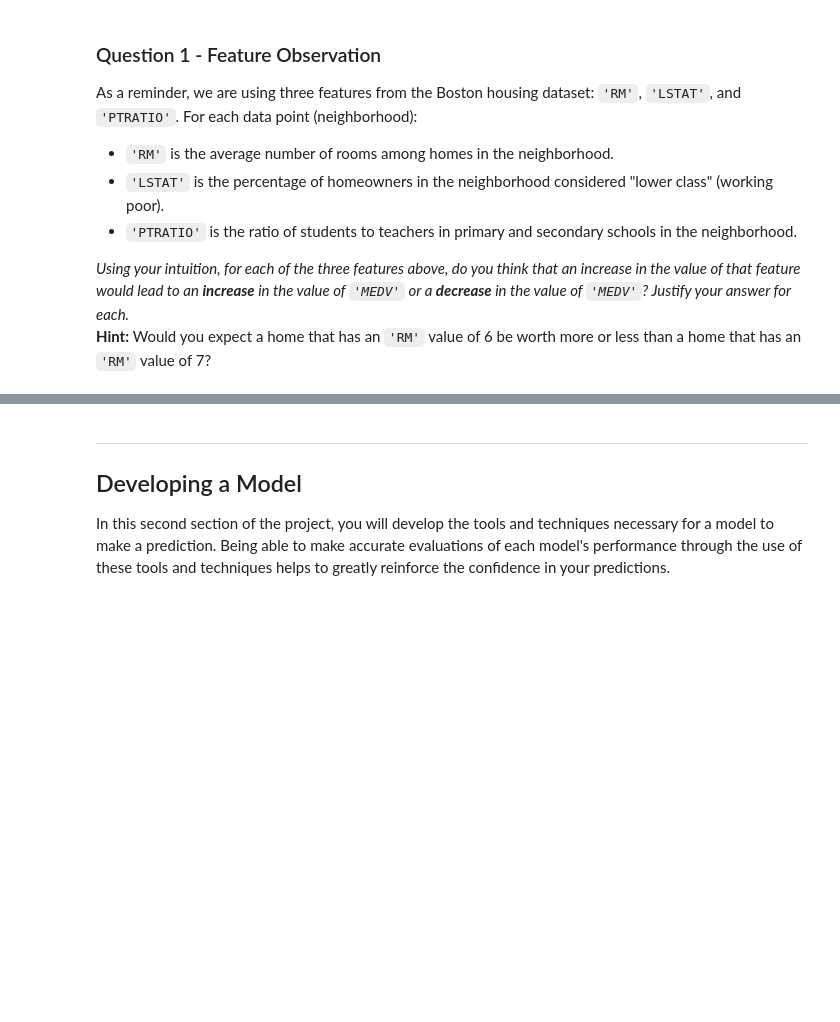
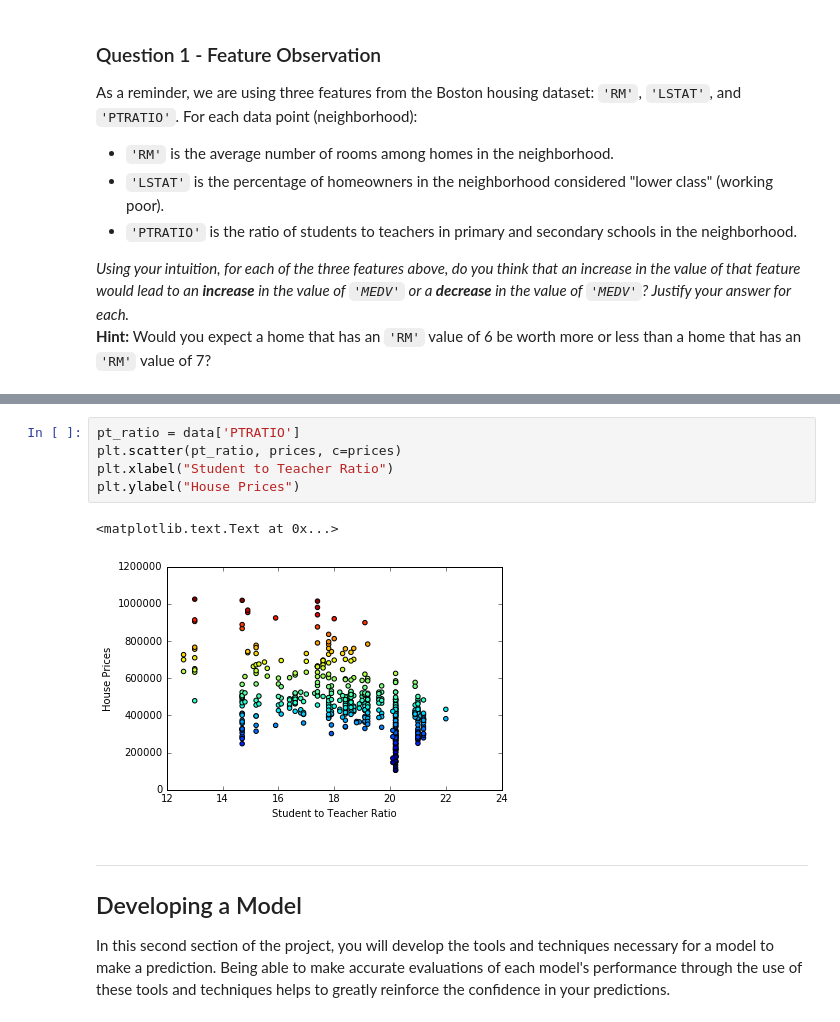
Before and after one commit to bhaskarjitsarmah/boston_housing, a Jupyter notebook: boston_housing.ipynb, the cells around one changed output, grey strips where cells are left out. Saved outputs shown, nothing was run; the diff lists cells and outputs as text; blank space fills up the shorter version.

```diff
--- a/boston_housing.ipynb
+++ b/boston_housing.ipynb
@@ -102,3 +120,11 @@ _Using your intuition, for each of the three features above, do you think that a
+# %%
+pt_ratio = data['PTRATIO']
+plt.scatter(pt_ratio, prices, c=prices)
+plt.xlabel("Student to Teacher Ratio")
+plt.ylabel("House Prices")
+# %% [output]
+<matplotlib.text.Text at 0x...>
+[figure, added]
 # %% [markdown]
 ----
 
```
Also changed, not shown: parts of 16 cells of this notebook.
